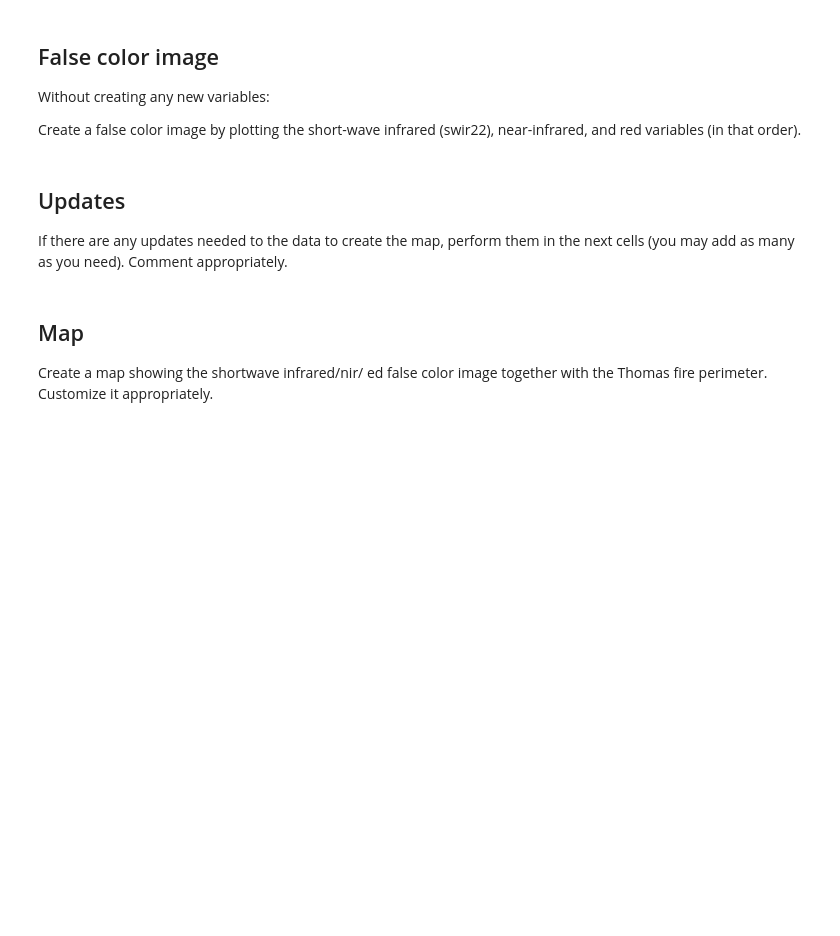
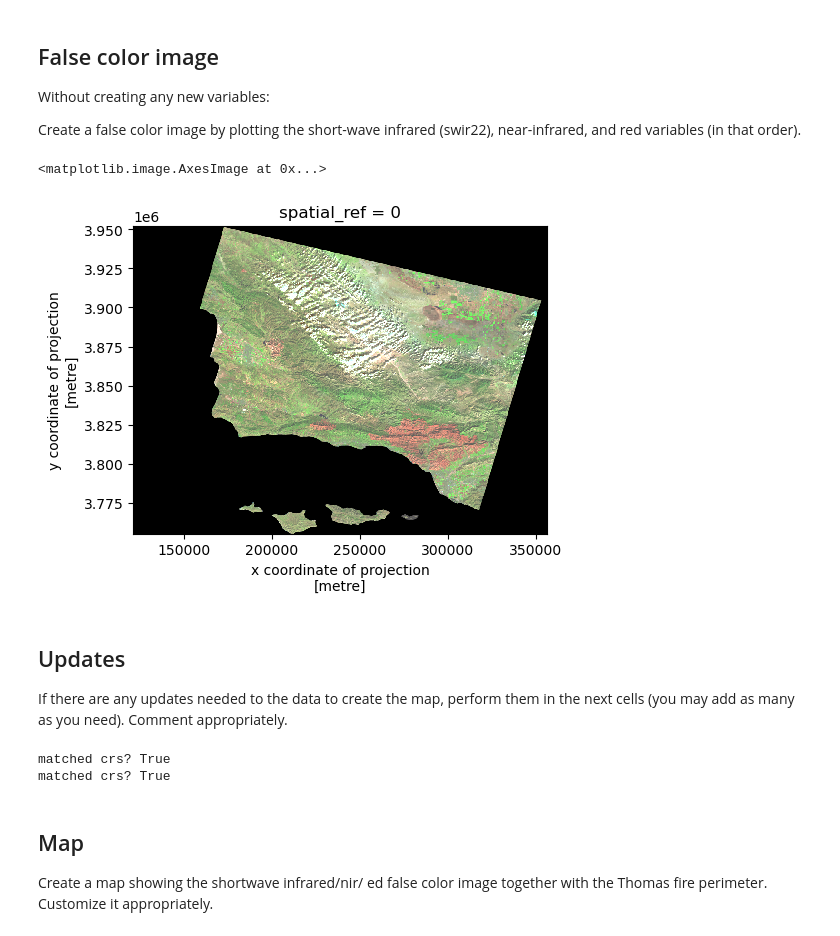
Before and after one commit to annieradams/eds220-hwk4, a Jupyter notebook: hwk4-task2-false-color.ipynb, the cells around one changed output. Cells and saved outputs as stored; diff of their text form; code cells hidden in the pictures; blank space fills up the shorter version.

```diff
--- a/hwk4-task2-false-color.ipynb
+++ b/hwk4-task2-false-color.ipynb
@@ -119,7 +243,11 @@ Without creating any new variables:
 
 Create a false color image by plotting the short-wave infrared (swir22), near-infrared, and red variables (in that order).
 # %%
-# your code here
+#select short wave, near infrared, and red variables, make an array and plot with robust = True
+landsat_2d[[ 'swir22','nir08', 'red']].to_array().plot.imshow(size = 4, robust = True)
+# %% [output]
+<matplotlib.image.AxesImage at 0x...>
+[figure, added]
 # %% [markdown]
 ## Updates
 
@@ -127,3 +255,11 @@ If there are any updates needed to the data to create the map, perform them in t
 Comment appropriately.
 # %%
 # your code here
+
+#check crs
+print('matched crs?', thomas_fire.crs == landsat_2d.rio.crs)
+thomas_fire= thomas_fire.to_crs(landsat_2d.rio.crs)
+print('matched crs?', thomas_fire.crs == landsat_2d.rio.crs)
+# %% [output]
+matched crs? True
+matched crs? True
```
Also changed, not shown: parts of 16 cells of this notebook, 1 other file.
